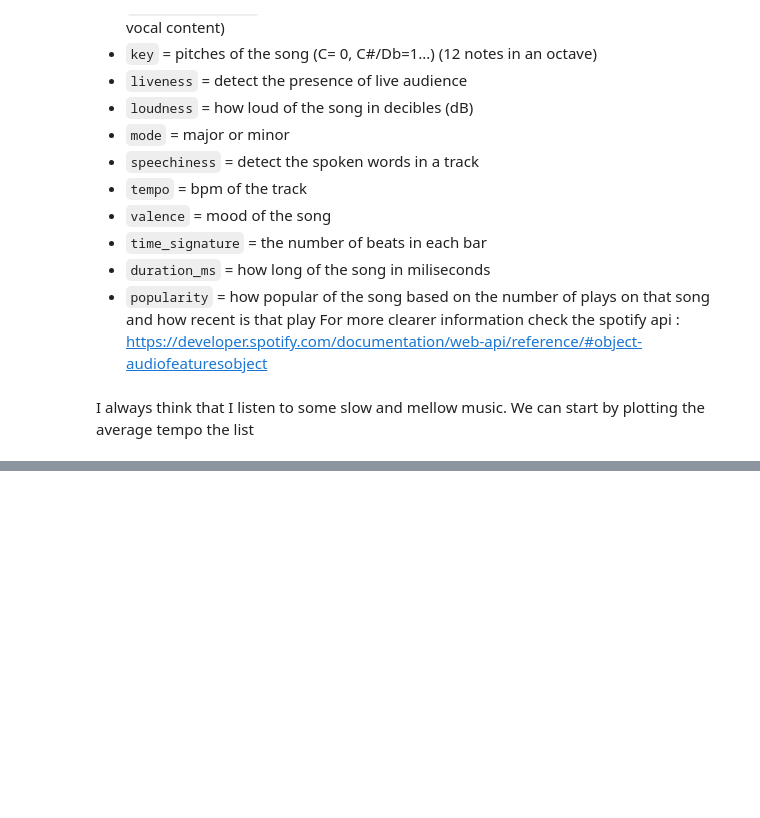
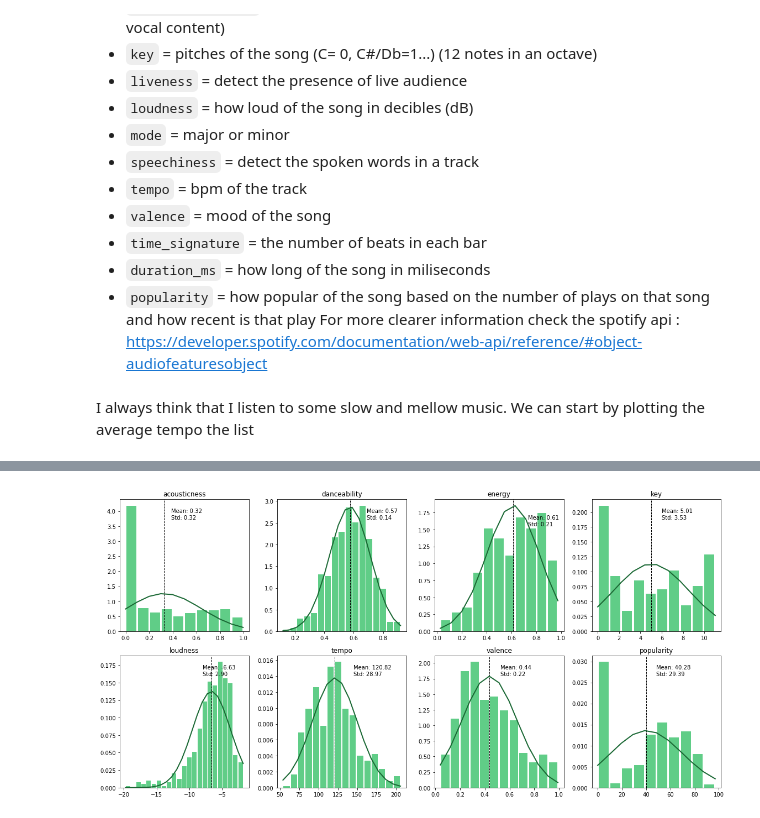
Before and after one commit to kaixuan98/fav-song-analysis, a Jupyter notebook: fav-song-anlysis.ipynb, the cells around one changed output, grey strips where cells are left out. Saved outputs shown, nothing was run; the diff lists cells and outputs as text; code cells hidden in the pictures; blank space fills up the shorter version.

```diff
--- a/fav-song-anlysis.ipynb
+++ b/fav-song-anlysis.ipynb
@@ -168,0 +113,4 @@ Track with min valence: Down
+# %%
+# sort out the features that I want to explore
+features_to_explore = df[["acousticness" , "danceability" , "energy", "key","loudness","tempo","valence","popularity"]]
+features_to_explore
@@ -168,0 +147,28 @@ Track with min valence: Down
+# %%
+import numpy as np
+from scipy.optimize import curve_fit
+
+# normal distribution of my fav songs list
+
+fig1, axs = plt.subplots(2,4, tight_layout=True,figsize=(16,8))
+for i in range(0,2):
+    for j in range(0,4):
+        count = j + 4*(i)
+        data = features_to_explore.iloc[:,count]
+        #histogram
+        n , bins , patches = axs[i,j].hist(x=data, bins='auto', color='#1db954',alpha=0.7, rwidth=0.85,density=True)
+        #setting the titles and labels
+        axs[i,j].set_title(data.name)
+        ylimit = axs[i,j].get_ylim()[1]
+        xlimit = axs[i,j].get_xlim()[1]
+        mean = data.mean()
+        std = data.std()
+        # the dotted line in the mean
+        axs[i,j].axvline(mean, color='k', linestyle='dashed', linewidth=1)
+        axs[i,j].text(mean*1.2, ylimit*0.9, 'Mean: {:.2f}'.format(mean))
+        axs[i,j].text(mean*1.2, ylimit*0.85, 'Std: {:.2f}'.format(std))
+        # normal curve
+        axs[i,j].plot(bins, 1/(std * np.sqrt(2 * np.pi)) * np.exp( - (bins - mean)**2 / (2 * std**2) ),
+                 linewidth=2, color='#1a6834')
+# %% [output]
+[figure, added]
```
Also changed, not shown: parts of 43 cells of this notebook, 5 other files.
